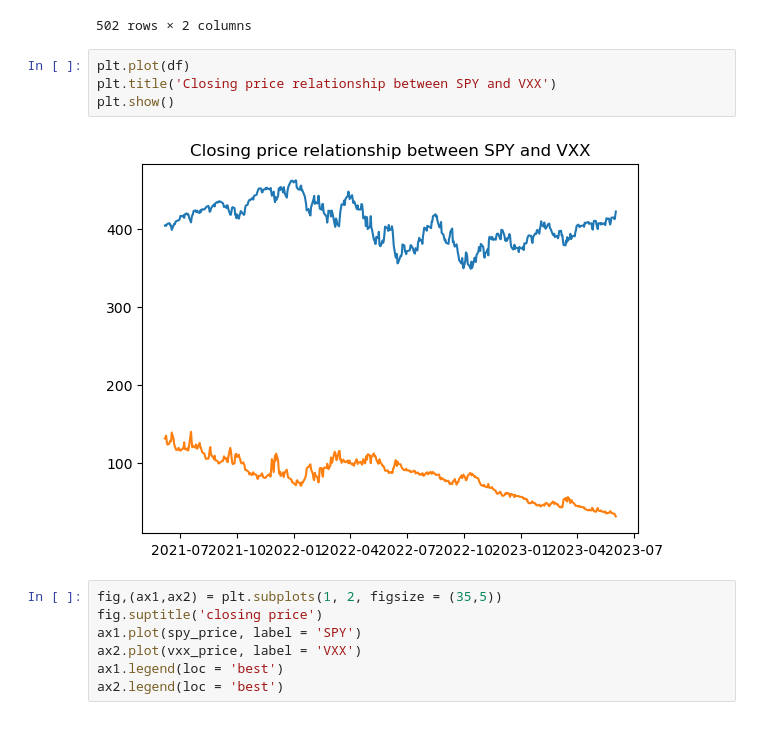
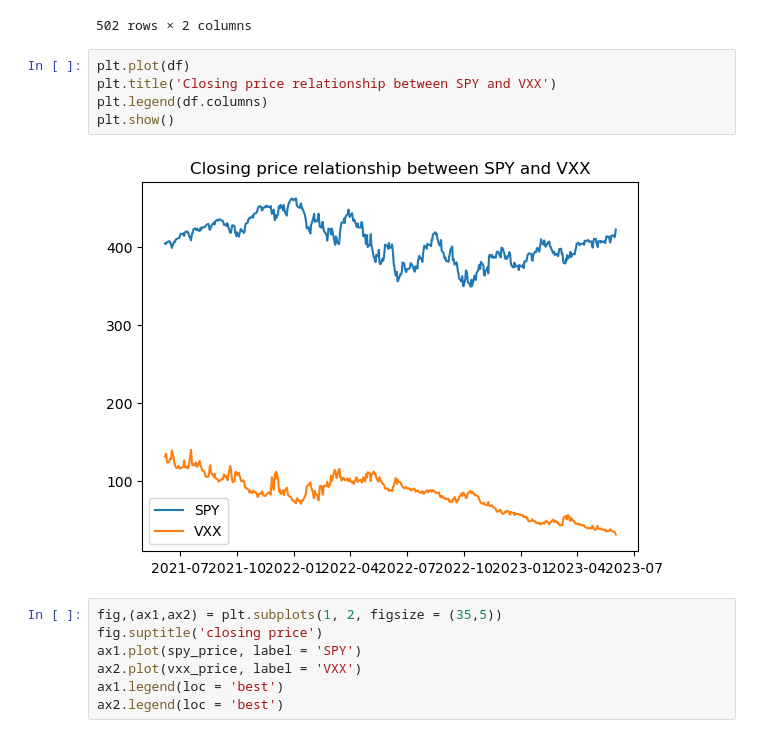
Before and after one commit to adisa4sure/Wqt_Capstone_Project_Group5477, a Jupyter notebook: code/wqu_capstone_proj4.ipynb, the cells around one changed output. Saved outputs shown, nothing was run; the diff lists cells and outputs as text.

```diff
--- a/code/wqu_capstone_proj4.ipynb
+++ b/code/wqu_capstone_proj4.ipynb
@@ -252,9 +254,10 @@ df
 # %%
 plt.plot(df)
 plt.title('Closing price relationship between SPY and VXX')
+plt.legend(df.columns)
 plt.show()
 # %% [output]
-[figure, old version]
+[figure, new version]
 # %%
 fig,(ax1,ax2) = plt.subplots(1, 2, figsize = (35,5))
 fig.suptitle('closing price')
```
Also changed, not shown: parts of 9 cells of this notebook.
